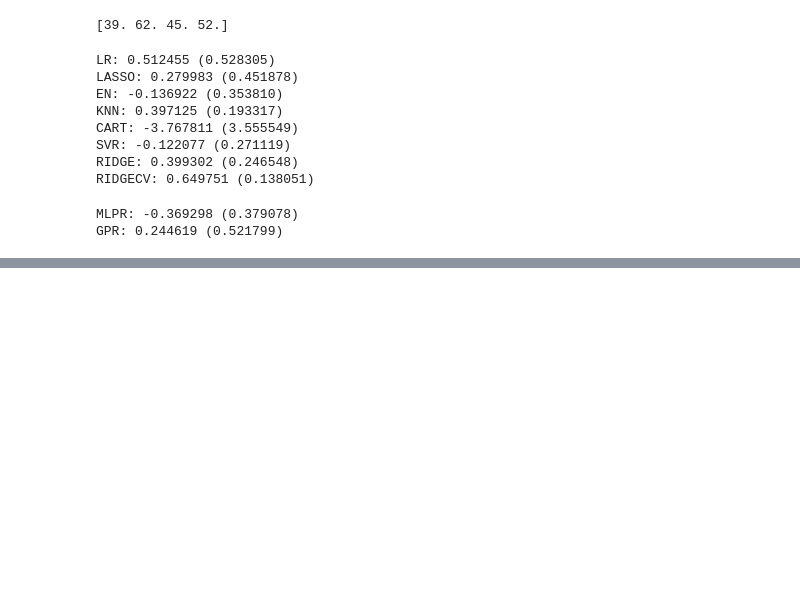
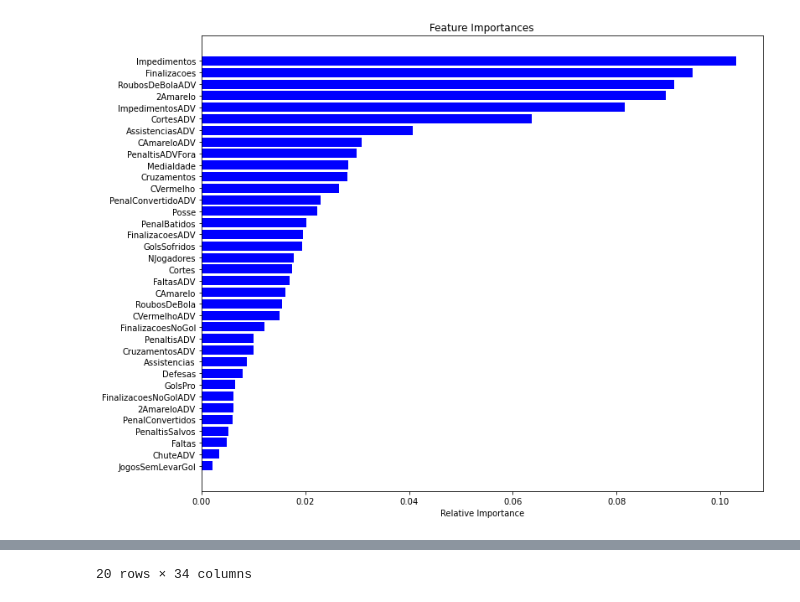
Before and after one commit to CarCesar/AMD, a Jupyter notebook: LIMPEZA E MODELO.ipynb, the cells around one changed output, grey strips where cells are left out. Saved outputs shown, nothing was run; the diff lists cells and outputs as text; code cells hidden in the pictures; blank space fills up the shorter version.

```diff
--- a/LIMPEZA E MODELO.ipynb
+++ b/LIMPEZA E MODELO.ipynb
@@ -13,7 +14,7 @@ def DADOS(url:str):
     df.iloc[:,2]=df.iloc[:,2]/10
     return df
 # %%
-df19 = DADOS('.\Dados\dados2019.csv')
+df19 = DADOS('.\Dados\dados2019.csv',38)
 # %%
 scaler = MaxAbsScaler().fit(df19.iloc[:,1:37])
 # %%
@@ -21,7 +22,3 @@ a = scaler.transform(df19.iloc[:,1:37])
 # %%
 df191 = df19
 df191.iloc[:,1:37]=a
-# %%
-from sklearn.ensemble import RandomForestRegressor
-model = RandomForestRegressor(random_state=1, max_depth=19)
-model.fit(a,df19.Pt)
@@ -49,10 +24,0 @@ plt.show()
-# %%
-from sklearn.feature_selection import SelectFromModel
-new_model = SelectFromModel(model,threshold=0.005)
-fit = new_model.fit_transform(a, df19.Pt)
-new_model.get_support()
-selected_columns = np.array(df19.columns[1:37])[new_model.get_support()]
-df3 = df191[selected_columns]
-pd.options.mode.chained_assignment = None
-df3['Pt'] = df19['Pt']
-df3.info()
@@ -102,12 +24,0 @@ Y = df3.values[:,24]
-# %%
-#Separando conjunto de treino e teste
-from sklearn.model_selection import train_test_split, GridSearchCV, RandomizedSearchCV, KFold, cross_val_score, validation_curve
-validation_size = 0.20
-seed = 0
-X_train, X_validation, Y_train, Y_validation = train_test_split(X, Y, test_size=validation_size, random_state=seed)
-num_folds = 5
-score = 'r2'
-
-print(Y_validation)
-# %% [output]
-[39. 62. 45. 52.]
@@ -134,22 +25,29 @@ models.append(('GPR', GaussianProcessRegressor(random_state=seed)))
-# %%
-#Testando diferentes modelos no DF PADRONIZADO
-results = []
-names = []
-for name, model in models:
-    kfold = KFold(n_splits=num_folds, random_state=seed)
-    cv_results = cross_val_score(model, X_train, Y_train, cv=kfold, scoring=score)
-    results.append(cv_results)
-    names.append(name)
-    msg = "%s: %f (%f)" % (name, cv_results.mean(), cv_results.std())
-    print(msg)
-# %% [output]
-LR: 0.512455 (0.528305)
-LASSO: 0.279983 (0.451878)
-EN: -0.136922 (0.353810)
-KNN: 0.397125 (0.193317)
-CART: -3.767811 (3.555549)
-SVR: -0.122077 (0.271119)
-RIDGE: 0.399302 (0.246548)
-RIDGECV: 0.649751 (0.138051)
-MLPR: -0.369298 (0.379078)
-GPR: 0.244619 (0.521799)
+# %%
+from sklearn.ensemble import RandomForestRegressor
+from sklearn.feature_selection import SelectFromModel
+def reduzir(df,coluna,theta):
+    #Pega as colunas mais importantes para os dados...
+    model = RandomForestRegressor(random_state=1, max_depth=10)
+    model.fit(a,df.loc[:,coluna])
+    features = df.columns[1:37]
+    importances = model.feature_importances_
+    indices = np.argsort(importances) #[0:9])  # top 10 features
+    plt.figure(figsize=(12,10))
+    plt.title('Feature Importances')
+    plt.barh(range(len(indices)), importances[indices], color='b', align='center')
+    plt.yticks(range(len(indices)), [features[i] for i in indices])
+    plt.xlabel('Relative Importance')
+    plt.xmin = [0.01]
+    plt.show()
+    new_model = SelectFromModel(model,threshold=theta)
+    fit = new_model.fit_transform(a, df.loc[:,coluna])
+    new_model.get_support()
+    selected_columns = np.array(df.columns[1:37])[new_model.get_support()]
+    df3 = df[selected_columns]
+    pd.options.mode.chained_assignment = None
+    df3[coluna] = df[coluna]
+    return df3
+# %%
+reduzir(df191,'E',0.005)
+# %% [output]
+[figure, added]
@@ -155,0 +71 @@ GPR: 0.244619 (0.521799)
+20 rows × 34 columns
```
Also changed, not shown: parts of 45 cells of this notebook, 1 other file.
